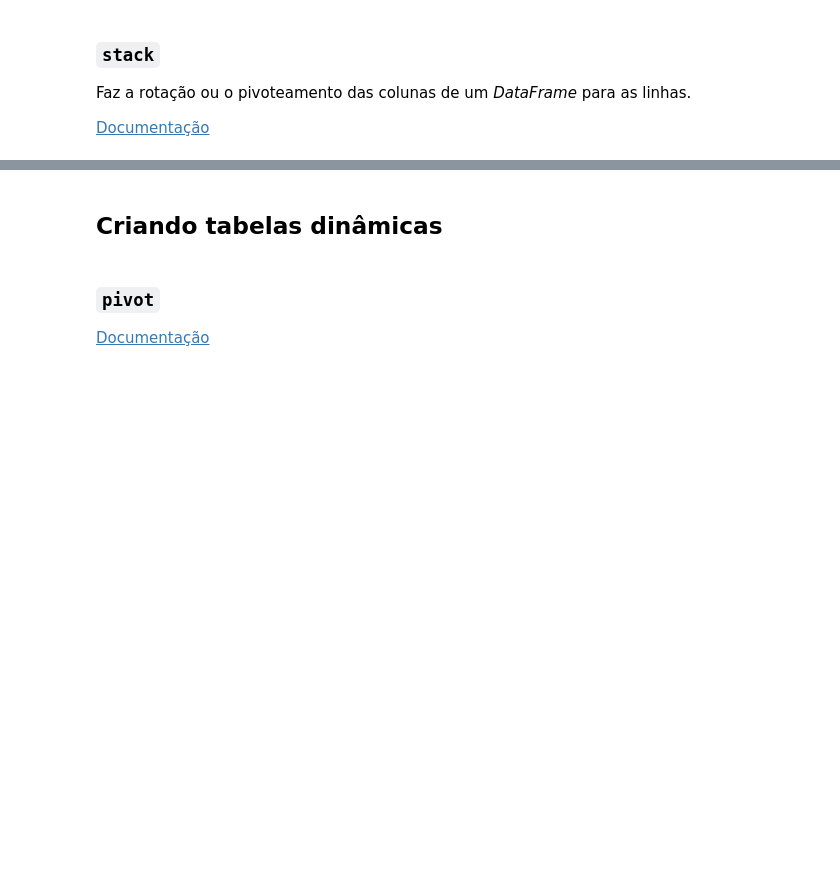
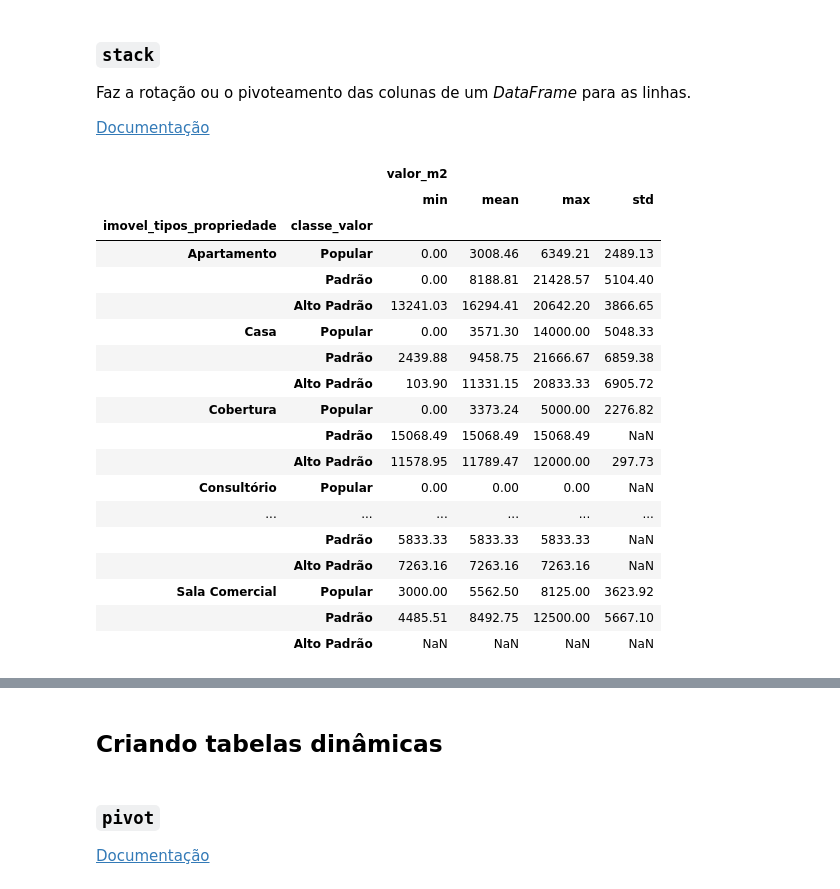
Before and after one commit to josenaldo/alura-cds-python-pandas-tecnicas-avancadas, a Jupyter notebook: notebook/Projeto.ipynb, the cells around one changed output, grey strips where cells are left out. Cells and saved outputs as stored; diff of their text form; code cells hidden in the pictures; blank space fills up the shorter version.

```diff
--- a/notebook/Projeto.ipynb
+++ b/notebook/Projeto.ipynb
@@ -1884,0 +1940,25 @@ Faz a rotação ou o pivoteamento das colunas de um *DataFrame* para as linhas.
+# %%
+tabela_estatisticas = grupamento.agg(
+    func=['min',  'mean', 'max', 'std']
+).round(2)
+tabela_estatisticas
+# %% [output]
+|  |  | valor_m2 |  |  |  |
+|  |  | min | mean | max | std |
+| imovel_tipos_propriedade | classe_valor |  |  |  |  |
+| Apartamento | Popular | 0.00 | 3008.46 | 6349.21 | 2489.13 |
+|  | Padrão | 0.00 | 8188.81 | 21428.57 | 5104.40 |
+|  | Alto Padrão | 13241.03 | 16294.41 | 20642.20 | 3866.65 |
+| Casa | Popular | 0.00 | 3571.30 | 14000.00 | 5048.33 |
+|  | Padrão | 2439.88 | 9458.75 | 21666.67 | 6859.38 |
+|  | Alto Padrão | 103.90 | 11331.15 | 20833.33 | 6905.72 |
+| Cobertura | Popular | 0.00 | 3373.24 | 5000.00 | 2276.82 |
+|  | Padrão | 15068.49 | 15068.49 | 15068.49 | NaN |
+|  | Alto Padrão | 11578.95 | 11789.47 | 12000.00 | 297.73 |
+| Consultório | Popular | 0.00 | 0.00 | 0.00 | NaN |
+| ... | ... | ... | ... | ... | ... |
+|  | Padrão | 5833.33 | 5833.33 | 5833.33 | NaN |
+|  | Alto Padrão | 7263.16 | 7263.16 | 7263.16 | NaN |
+| Sala Comercial | Popular | 3000.00 | 5562.50 | 8125.00 | 3623.92 |
+|  | Padrão | 4485.51 | 8492.75 | 12500.00 | 5667.10 |
+|  | Alto Padrão | NaN | NaN | NaN | NaN |
```
Also changed, not shown: parts of 11 cells of this notebook.
